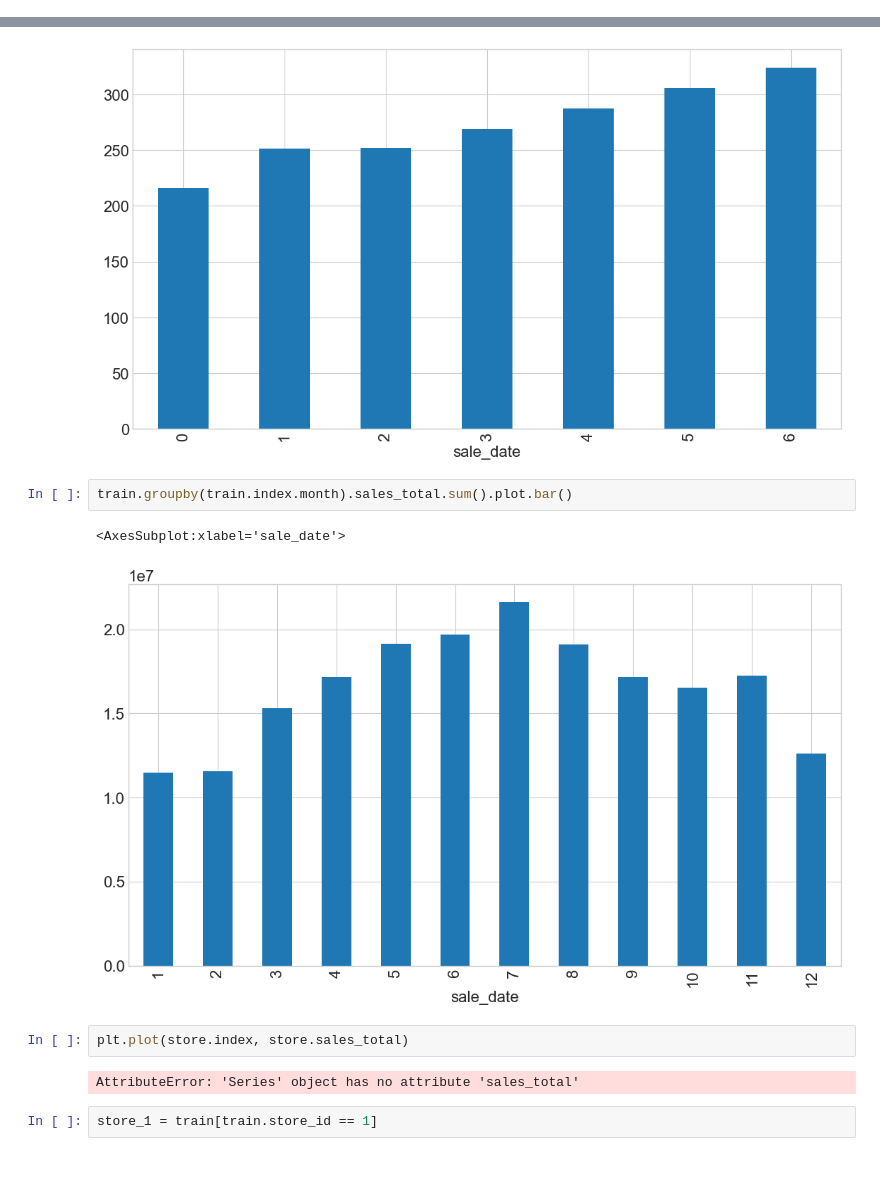
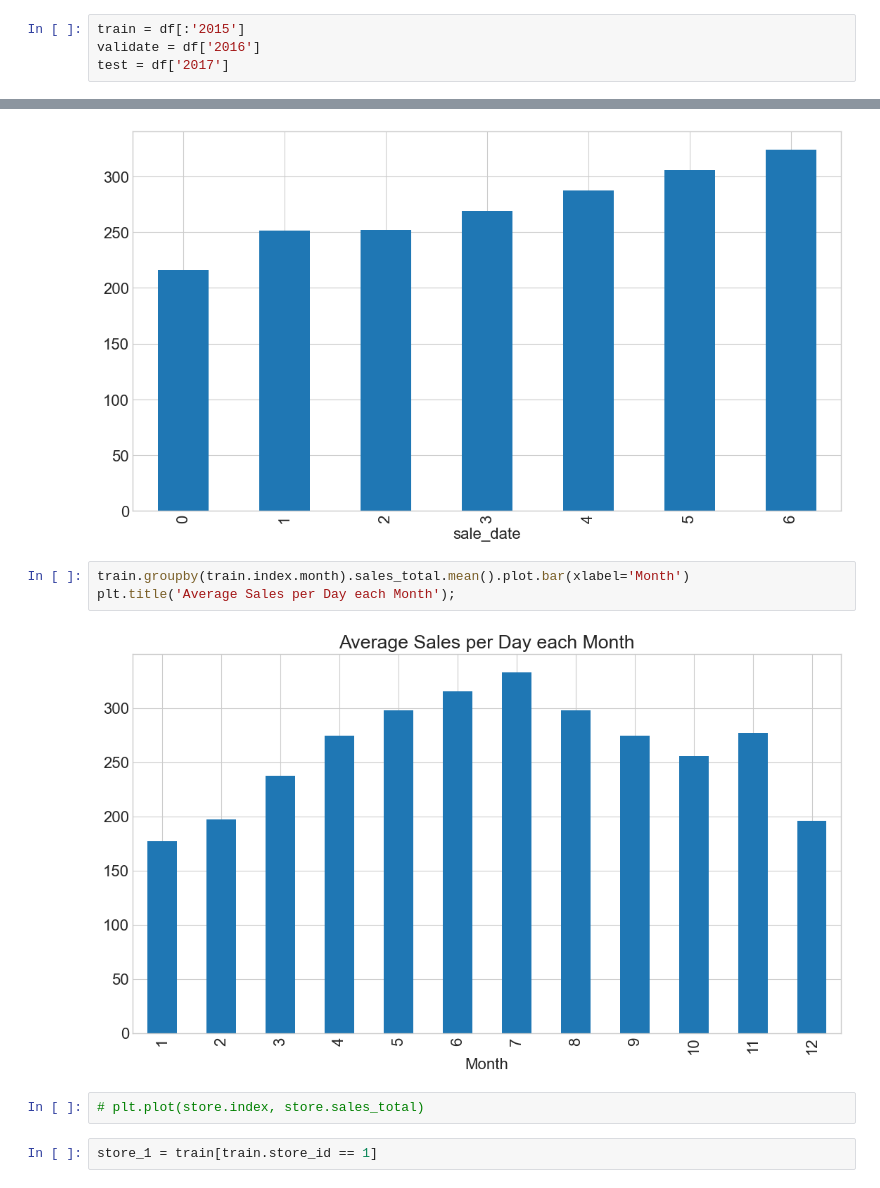
Before and after one commit to Adam-Harris87/time-series-exercises, a Jupyter notebook: explore.ipynb, the cells around one changed output, grey strips where cells are left out. Cells and saved outputs as stored; diff of their text form.

```diff
--- a/explore.ipynb
+++ b/explore.ipynb
@@ -23 +21,5 @@ train, test = p.split_time_data(df)
+# %%
+train = df[:'2015']
+validate = df['2016']
+test = df['2017']
 # %%
@@ -126,14 +148,12 @@ train.groupby(train.index.day_of_week).sales_total.mean().plot.bar()
 <AxesSubplot:xlabel='sale_date'>
 [figure]
 # %%
-train.groupby(train.index.month).sales_total.sum().plot.bar()
+train.groupby(train.index.month).sales_total.mean().plot.bar(xlabel='Month')
+plt.title('Average Sales per Day each Month');
 # %% [output]
-<AxesSubplot:xlabel='sale_date'>
-[figure, old version]
+[figure, new version]
 # %%
-plt.plot(store.index, store.sales_total)
+# plt.plot(store.index, store.sales_total)
-# %% [output]
-AttributeError: 'Series' object has no attribute 'sales_total'
 # %%
 store_1 = train[train.store_id == 1]
 # %%
```
Also changed, not shown: parts of 24 cells of this notebook, 1 other file.
